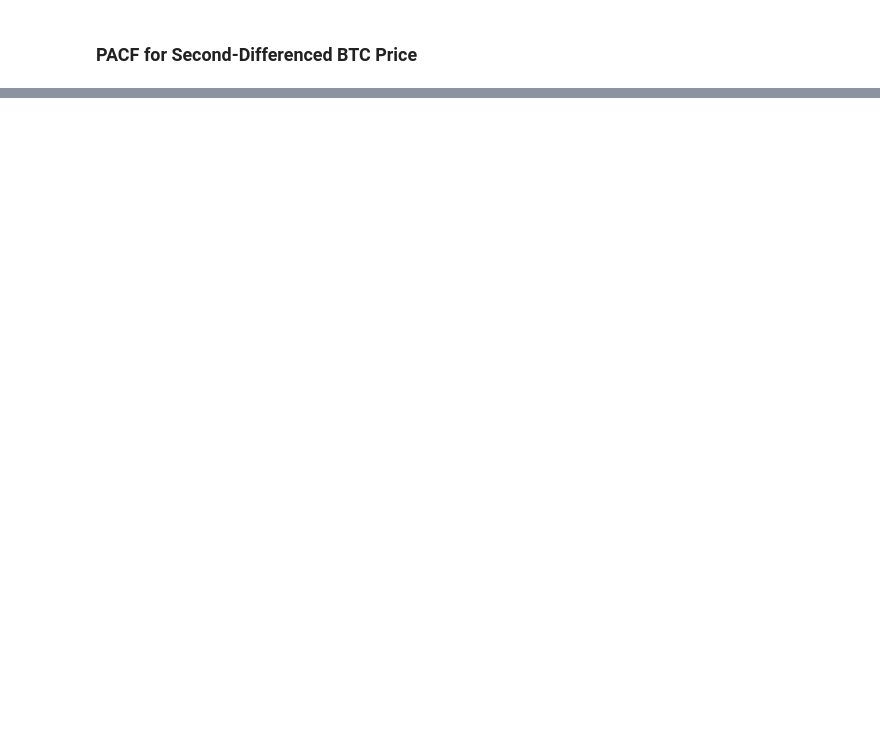
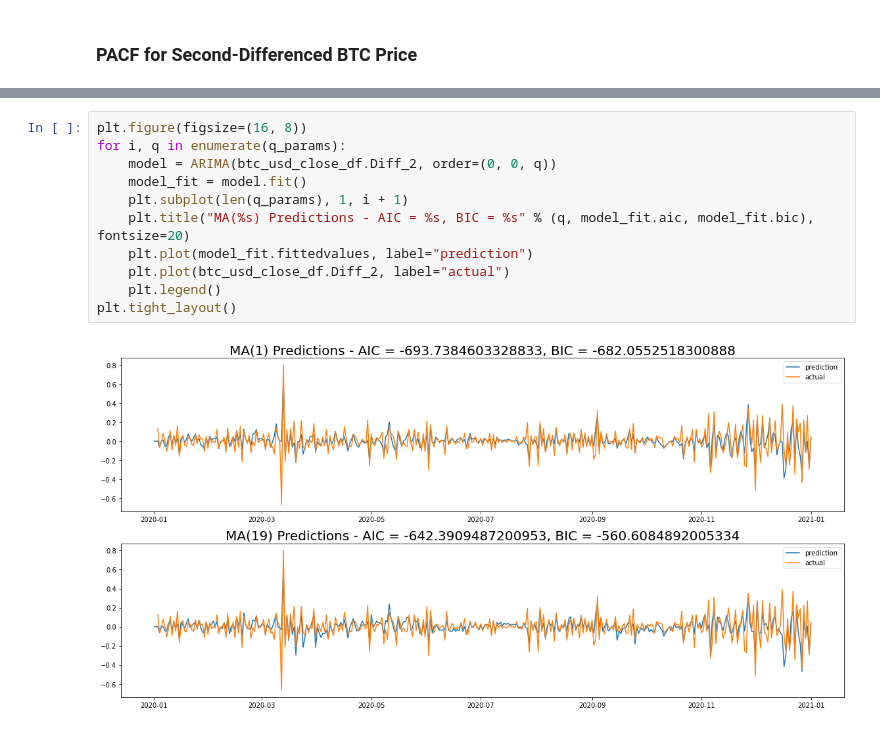
Before and after one commit to AKrgpt99/ipynb-playground, a Jupyter notebook: btcusd.ipynb, the cells around one changed output, grey strips where cells are left out. Drawn from its saved outputs; the diff is of its cells as text; blank space fills up the shorter version.

```diff
--- a/btcusd.ipynb
+++ b/btcusd.ipynb
@@ -397,0 +178,13 @@ plt.axhline(y=0, linestyle='--', color='k', alpha=0.3)
+# %%
+plt.figure(figsize=(16, 8))
+for i, q in enumerate(q_params):
+    model = ARIMA(btc_usd_close_df.Diff_2, order=(0, 0, q))
+    model_fit = model.fit()
+    plt.subplot(len(q_params), 1, i + 1)
+    plt.title("MA(%s) Predictions - AIC = %s, BIC = %s" % (q, model_fit.aic, model_fit.bic), fontsize=20)
+    plt.plot(model_fit.fittedvalues, label="prediction")
+    plt.plot(btc_usd_close_df.Diff_2, label="actual")
+    plt.legend()
+plt.tight_layout()
+# %% [output]
+[figure, added]
```
Also changed, not shown: parts of 45 cells of this notebook, 5 other files.
